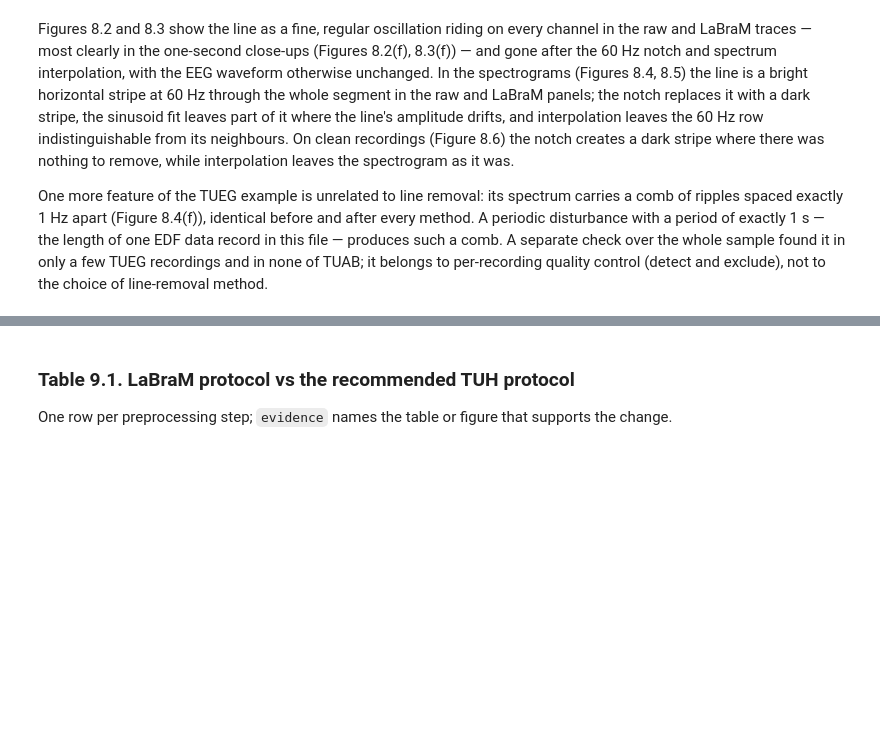
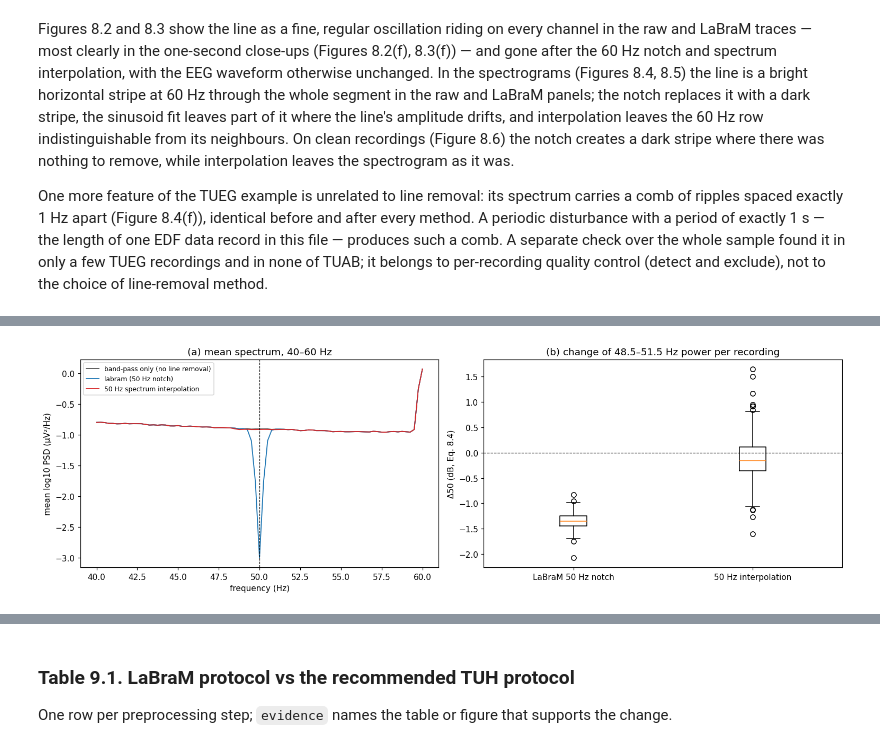
Before and after one commit to Neuro-Clalit/LaBraM, a Jupyter notebook: notebooks/tuh_preprocessing_analysis.ipynb, the cells around one changed output, grey strips where cells are left out. Cells and saved outputs as stored; diff of their text form; code cells hidden in the pictures; blank space fills up the shorter version.

```diff
--- a/notebooks/tuh_preprocessing_analysis.ipynb
+++ b/notebooks/tuh_preprocessing_analysis.ipynb
@@ -843,0 +871,24 @@ choice of line-removal method.
+# %%
+B = qc.BANDPASS_ONLY.name
+
+
+def delta50(key):
+    out = []
+    for st in df.stem:
+        f, pb = spectra[st][f"{B}|psd"]
+        _, pk = spectra[st][f"{key}|psd"]
+        m = np.abs(f - 50) <= 1.5
+        out.append(10 * np.log10(pk[m].sum() / pb[m].sum()))
+    return np.array(out)
+
+
+rows = []
+for key in [B, L, qc.INTERP50.name, qc.INTERP60.name, qc.INTERP_BOTH.name, N60]:
+    d50 = delta50(key)
+    rows.append({"method": key, "LNP50 med": df[f"{key}|lnp_50"].median(),
+                 "LNP50 min": df[f"{key}|lnp_50"].min(), "Δ50 med": np.median(d50),
+                 "Δ50 min": d50.min(), "Δ50 max": d50.max(),
+                 "LNP60 med": df[f"{key}|lnp_60"].median(), "LNP60 max": df[f"{key}|lnp_60"].max(),
+                 "%>6dB": 100 * (df[f"{key}|lnp_60"] > 6).mean()})
+t82 = pd.DataFrame(rows).set_index("method")
+numbered_table(t82, "8.2", "Line removal where there is no line and where there is one", precision=1)
@@ -843,0 +911,19 @@ choice of line-removal method.
+# %%
+fig, axes = plt.subplots(1, 2, figsize=(14, 4.5))
+ax = axes[0]
+for key, color in [(B, "#555555"), (L, "#1f77b4"), (qc.INTERP50.name, "#d62728")]:
+    f, y = mean_log_psd(df.stem, f"{key}|psd", 40, 60)
+    ax.plot(f, y, color=color, lw=1.2, label=key)
+ax.axvline(50, color="k", ls="--", lw=0.8)
+ax.set(title="mean spectrum, 40–60 Hz", xlabel="frequency (Hz)", ylabel="mean log10 PSD (µV²/Hz)")
+ax.legend(fontsize=8)
+ax = axes[1]
+ax.boxplot([delta50(L), delta50(qc.INTERP50.name)],
+           tick_labels=["LaBraM 50 Hz notch", "50 Hz interpolation"])
+ax.axhline(0, color="k", ls="--", lw=0.8)
+ax.set(title="change of 48.5–51.5 Hz power per recording", ylabel="Δ50 (dB, Eq. 8.4)")
+panel_labels(axes)
+assert_max_columns(fig)
+plt.tight_layout(); plt.show()
+# %% [output]
+[figure, added]
```
Also changed, not shown: parts of 13 cells of this notebook, 3 other files.
